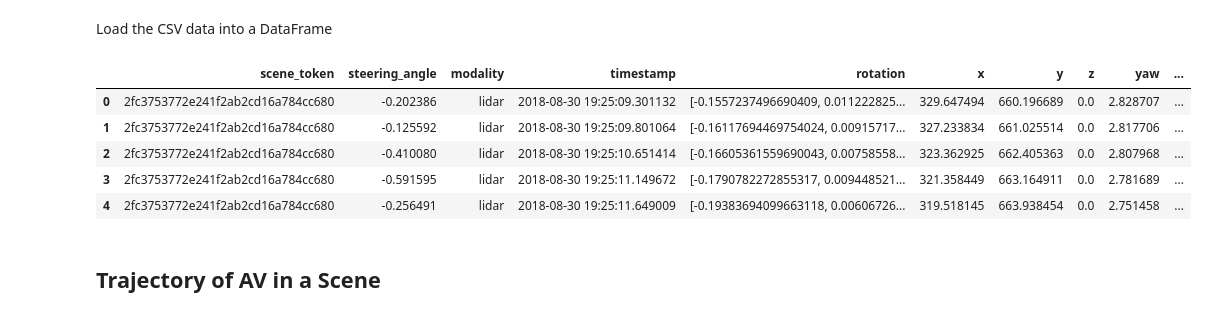
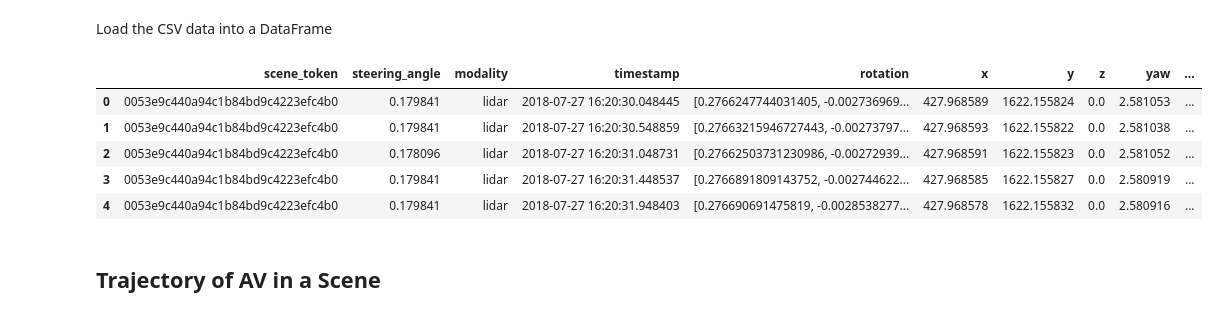
Before and after one commit to SaraMo14/MasterThesis, a Jupyter notebook: demo.ipynb, the cells around one changed output. Saved outputs shown, nothing was run; the diff lists cells and outputs as text; code cells hidden in the pictures.

```diff
--- a/demo.ipynb
+++ b/demo.ipynb
@@ -34,30 +54,30 @@ Load the CSV data into a DataFrame
 # %%
 
 dtype_dict = {
     'modality': 'category',  # for limited set of modalities, 'category' is efficient
     'scene_token': 'str',
     'timestamp': 'str',  # To enable datetime operations
     'rotation': 'object',  # Quaternion (lists)
     'x': 'float64',
     'y': 'float64',
     'z': 'float64',
     'yaw': 'float64',
     'velocity': 'float64',
     'acceleration': 'float64',
     'heading_change_rate': 'float64',
     'delta_local_x': 'float64',
     'delta_local_y': 'float64'}
-df = pd.read_csv(DATAROOT / 'train_v1.0-mini_lidar_0.csv', dtype=dtype_dict, parse_dates=['timestamp'])
+df = pd.read_csv(DATAROOT / 'train_v1.0-trainval_lidar_0.csv', dtype=dtype_dict, parse_dates=['timestamp'])
 #df['detect_CAM_FRONT'] = df['detect_CAM_FRONT'].apply(lambda x: ast.literal_eval(x))
 #df['detect_CAM_BACK'] = df['detect_CAM_BACK'].apply(lambda x: ast.literal_eval(x))
 df.head()
 # %% [output]
 |  | scene_token | steering_angle | modality | timestamp | rotation | x | y | z | yaw | ... |
-| 0 | 2fc3753772e241f2ab2cd16a784cc680 | -0.202386 | lidar | 2018-08-30 19:25:09.301132 | [-0.1557237496690409, 0.011222825... | 329.647494 | 660.196689 | 0.0 | 2.828707 | ... |
-| 1 | 2fc3753772e241f2ab2cd16a784cc680 | -0.125592 | lidar | 2018-08-30 19:25:09.801064 | [-0.16117694469754024, 0.00915717... | 327.233834 | 661.025514 | 0.0 | 2.817706 | ... |
-| 2 | 2fc3753772e241f2ab2cd16a784cc680 | -0.410080 | lidar | 2018-08-30 19:25:10.651414 | [-0.16605361559690043, 0.00758558... | 323.362925 | 662.405363 | 0.0 | 2.807968 | ... |
-| 3 | 2fc3753772e241f2ab2cd16a784cc680 | -0.591595 | lidar | 2018-08-30 19:25:11.149672 | [-0.1790782272855317, 0.009448521... | 321.358449 | 663.164911 | 0.0 | 2.781689 | ... |
-| 4 | 2fc3753772e241f2ab2cd16a784cc680 | -0.256491 | lidar | 2018-08-30 19:25:11.649009 | [-0.19383694099663118, 0.00606726... | 319.518145 | 663.938454 | 0.0 | 2.751458 | ... |
+| 0 | 0053e9c440a94c1b84bd9c4223efc4b0 | 0.179841 | lidar | 2018-07-27 16:20:30.048445 | [0.2766247744031405, -0.002736969... | 427.968589 | 1622.155824 | 0.0 | 2.581053 | ... |
+| 1 | 0053e9c440a94c1b84bd9c4223efc4b0 | 0.179841 | lidar | 2018-07-27 16:20:30.548859 | [0.27663215946727443, -0.00273797... | 427.968593 | 1622.155822 | 0.0 | 2.581038 | ... |
+| 2 | 0053e9c440a94c1b84bd9c4223efc4b0 | 0.178096 | lidar | 2018-07-27 16:20:31.048731 | [0.27662503731230986, -0.00272939... | 427.968591 | 1622.155823 | 0.0 | 2.581052 | ... |
+| 3 | 0053e9c440a94c1b84bd9c4223efc4b0 | 0.179841 | lidar | 2018-07-27 16:20:31.448537 | [0.2766891809143752, -0.002744622... | 427.968585 | 1622.155827 | 0.0 | 2.580919 | ... |
+| 4 | 0053e9c440a94c1b84bd9c4223efc4b0 | 0.179841 | lidar | 2018-07-27 16:20:31.948403 | [0.276690691475819, -0.0028538277... | 427.968578 | 1622.155832 | 0.0 | 2.580916 | ... |
 # %% [markdown]
 ## Trajectory of AV in a Scene
 # %% [markdown]
```
Also changed, not shown: parts of 28 cells of this notebook, 5 other files.
